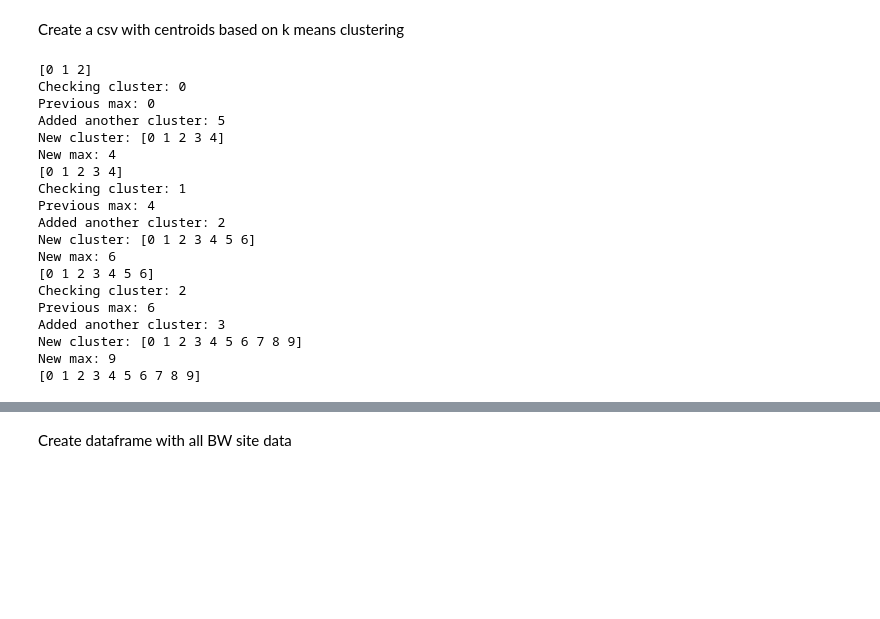
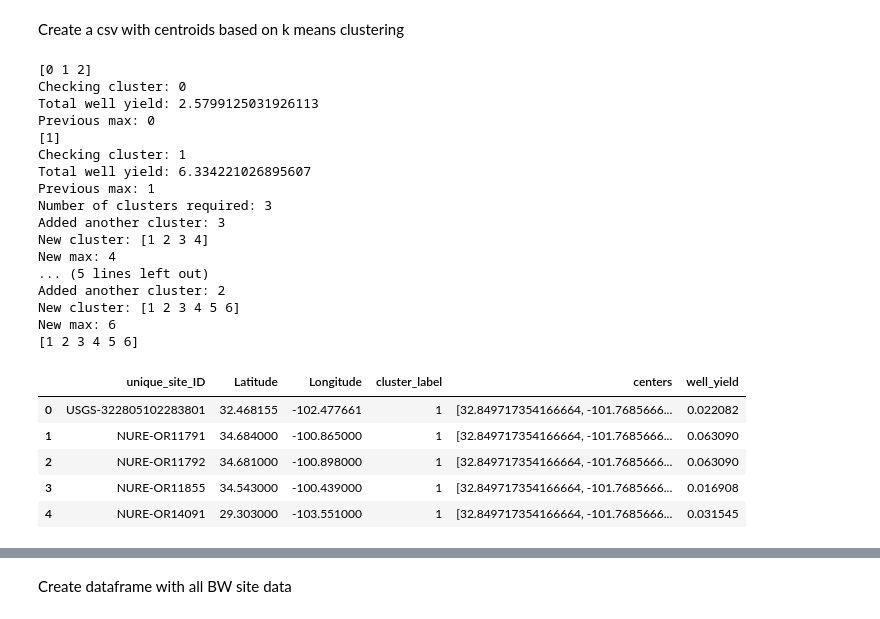
Before and after one commit to MuktaHardikar/WaterTAP3, a Jupyter notebook: watertap3/watertap3/kmean_clustering.ipynb, the cells around one changed output, grey strips where cells are left out. Cells and saved outputs as stored; diff of their text form; code cells hidden in the pictures; blank space fills up the shorter version.

```diff
--- a/watertap3/watertap3/kmean_clustering.ipynb
+++ b/watertap3/watertap3/kmean_clustering.ipynb
@@ -60,7 +61,7 @@ for state in ['TX']:#bw_df['state_alpha'].unique():
     bw_state_df_loc = form_cluster(bw_state_df_loc)
 
     # Assign well yield
-    bw_state_df_loc['well_yield'] = bw_df['well_yield']
+    bw_state_df_loc['well_yield'] = bw_state_df['well_yield']
     bw_state_df_loc = bw_state_df_loc.sort_values(['cluster_label'])
 
     print(bw_state_df_loc['cluster_label'].unique())
@@ -77,16 +78,19 @@ for state in ['TX']:#bw_df['state_alpha'].unique():
         well_yield_total = sum(bw_state_df_loc[bw_state_df_loc['cluster_label']==cluster_id]['well_yield'])
 
         print('Checking cluster:',cluster_id)
+        print('Total well yield:', well_yield_total)
         print('Previous max:',prev_max_cluster_label)
 
-        if well_yield_total > (27.5*0.043813): #10: #--> Update the number based on Kay Bailey
+        max_capacity = math.ceil(50*0.043813)
+        if well_yield_total > max_capacity: #10: #--> Update the number based on 27.5 MGD Kay Bailey, Carlbad is 50 MGD
             # If exceed increase number of clusters in the original cluster and redo
             # print(cluster_id,well_yield_total)
             # print('Number of clusters to not hit maximum capacity:', round(well_yield_total/5))
 
             cluster_sub_df = bw_state_df_loc[bw_state_df_loc['cluster_label']==cluster_id].copy()
 
-            temp_df = form_cluster( cluster_sub_df, n_clusters = round(well_yield_total/(27.5*0.043813)))
+            print("Number of clusters required:", math.ceil(well_yield_total/max_capacity))
+            temp_df = form_cluster( cluster_sub_df, n_clusters = math.ceil(well_yield_total/max_capacity))
             temp_df = temp_df.sort_values(['cluster_label'])
             if cluster_id == 0:
                 temp_df['cluster_label'].update(prev_max_cluster_label + temp_df['cluster_label'])
@@ -97,11 +101,15 @@ for state in ['TX']:#bw_df['state_alpha'].unique():
             cluster_state_df = pd.concat([cluster_state_df,temp_df],ignore_index=True)
             print('Added another cluster:',len(temp_df['cluster_label'].unique()))
             print('New cluster:',cluster_state_df['cluster_label'].unique())
+
             print('New max:',prev_max_cluster_label)
 
         else:
             # If maximum capacity is not exceeded add to state data frame
-            cluster_state_df = pd.concat([cluster_state_df,bw_state_df_loc[bw_state_df_loc['cluster_label']==cluster_id]],ignore_index=True)
+            temp_bw_state_df_loc = bw_state_df_loc[bw_state_df_loc['cluster_label']==cluster_id].copy()
+            temp_bw_state_df_loc['cluster_label'] = prev_max_cluster_label + 1
+
+            cluster_state_df = pd.concat([cluster_state_df,temp_bw_state_df_loc],ignore_index=True)
             prev_max_cluster_label = max(cluster_state_df['cluster_label'])
 
         print(cluster_state_df['cluster_label'].unique())
@@ -110,20 +118,27 @@ for state in ['TX']:#bw_df['state_alpha'].unique():
 # %% [output]
 [0 1 2]
 Checking cluster: 0
+Total well yield: 2.5799125031926113
 Previous max: 0
-Added another cluster: 5
-New cluster: [0 1 2 3 4]
+[1]
+Checking cluster: 1
+Total well yield: 6.334221026895607
+Previous max: 1
+Number of clusters required: 3
+Added another cluster: 3
+New cluster: [1 2 3 4]
 New max: 4
-[0 1 2 3 4]
-Checking cluster: 1
-Previous max: 4
+... (5 lines left out)
 Added another cluster: 2
-New cluster: [0 1 2 3 4 5 6]
+New cluster: [1 2 3 4 5 6]
 New max: 6
-[0 1 2 3 4 5 6]
-Checking cluster: 2
-Previous max: 6
-Added another cluster: 3
-New cluster: [0 1 2 3 4 5 6 7 8 9]
-New max: 9
-[0 1 2 3 4 5 6 7 8 9]
+[1 2 3 4 5 6]
+# %%
+bw_cluster_kmeans.head()
+# %% [output]
+|  | unique_site_ID | Latitude | Longitude | cluster_label | centers | well_yield |
+| 0 | USGS-322805102283801 | 32.468155 | -102.477661 | 1 | [32.849717354166664, -101.7685666... | 0.022082 |
+| 1 | NURE-OR11791 | 34.684000 | -100.865000 | 1 | [32.849717354166664, -101.7685666... | 0.063090 |
+| 2 | NURE-OR11792 | 34.681000 | -100.898000 | 1 | [32.849717354166664, -101.7685666... | 0.063090 |
+| 3 | NURE-OR11855 | 34.543000 | -100.439000 | 1 | [32.849717354166664, -101.7685666... | 0.016908 |
+| 4 | NURE-OR14091 | 29.303000 | -103.551000 | 1 | [32.849717354166664, -101.7685666... | 0.031545 |
```
Also changed, not shown: parts of 11 cells of this notebook, 16 other files.
